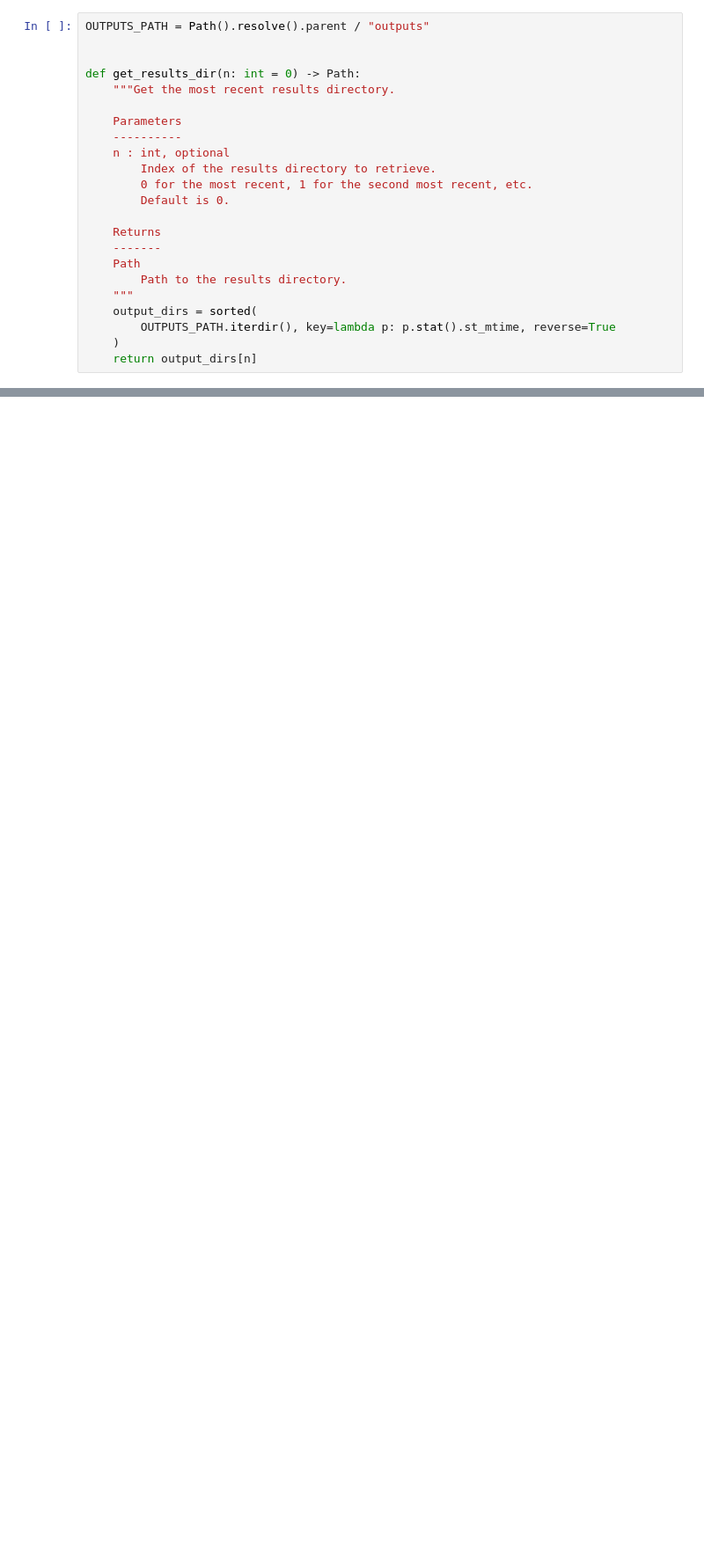
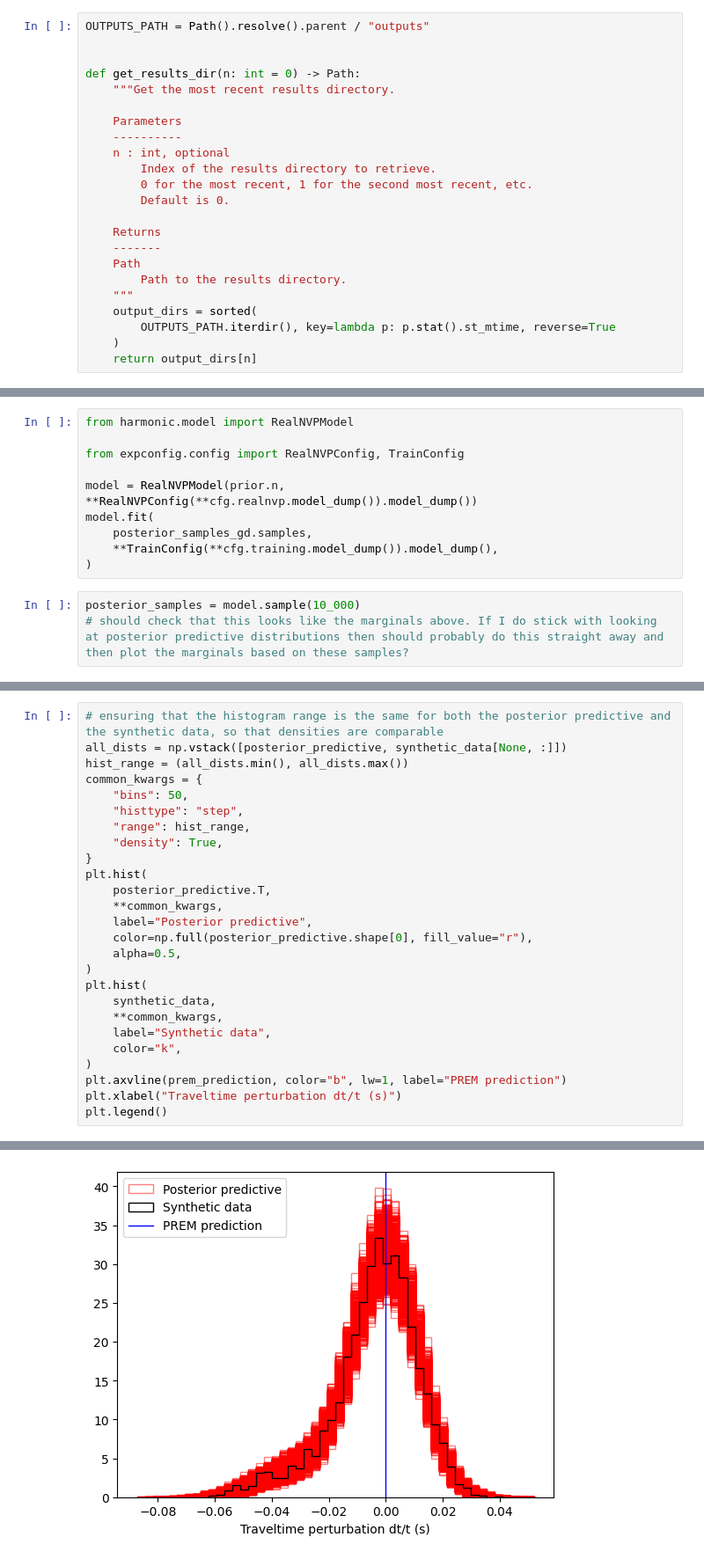
Before and after one commit to auggiemarignier/icanisddr, a Jupyter notebook: experiments/bulkic/notebooks/analyse_samples.ipynb, the cells around one changed output, grey strips where cells are left out. Shown at 88% size. Cells and saved outputs as stored; diff of their text form; blank space fills up the shorter version.

```diff
--- a/experiments/bulkic/notebooks/analyse_samples.ipynb
+++ b/experiments/bulkic/notebooks/analyse_samples.ipynb
@@ -105,0 +132,13 @@ g.triangle_plot(
+# %%
+from harmonic.model import RealNVPModel
+
+from expconfig.config import RealNVPConfig, TrainConfig
+
+model = RealNVPModel(prior.n, **RealNVPConfig(**cfg.realnvp.model_dump()).model_dump())
+model.fit(
+    posterior_samples_gd.samples,
+    **TrainConfig(**cfg.training.model_dump()).model_dump(),
+)
+# %%
+posterior_samples = model.sample(10_000)
+# should check that this looks like the marginals above. If I do stick with looking at posterior predictive distributions then should probably do this straight away and then plot the marginals based on these samples?
@@ -105,0 +178,27 @@ g.triangle_plot(
+# %%
+# ensuring that the histogram range is the same for both the posterior predictive and the synthetic data, so that densities are comparable
+all_dists = np.vstack([posterior_predictive, synthetic_data[None, :]])
+hist_range = (all_dists.min(), all_dists.max())
+common_kwargs = {
+    "bins": 50,
+    "histtype": "step",
+    "range": hist_range,
+    "density": True,
+}
+plt.hist(
+    posterior_predictive.T,
+    **common_kwargs,
+    label="Posterior predictive",
+    color=np.full(posterior_predictive.shape[0], fill_value="r"),
+    alpha=0.5,
+)
+plt.hist(
+    synthetic_data,
+    **common_kwargs,
+    label="Synthetic data",
+    color="k",
+)
+plt.axvline(prem_prediction, color="b", lw=1, label="PREM prediction")
+plt.xlabel("Traveltime perturbation dt/t (s)")
+plt.legend()
+# %% [output]
@@ -105,0 +206 @@ g.triangle_plot(
+[figure, added]
```
Also changed, not shown: parts of 8 cells of this notebook, 5 other files.
